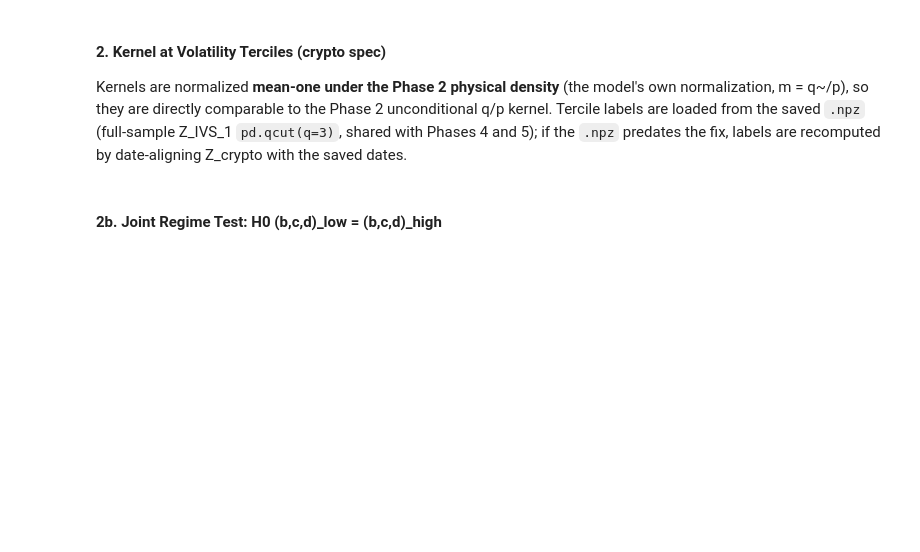
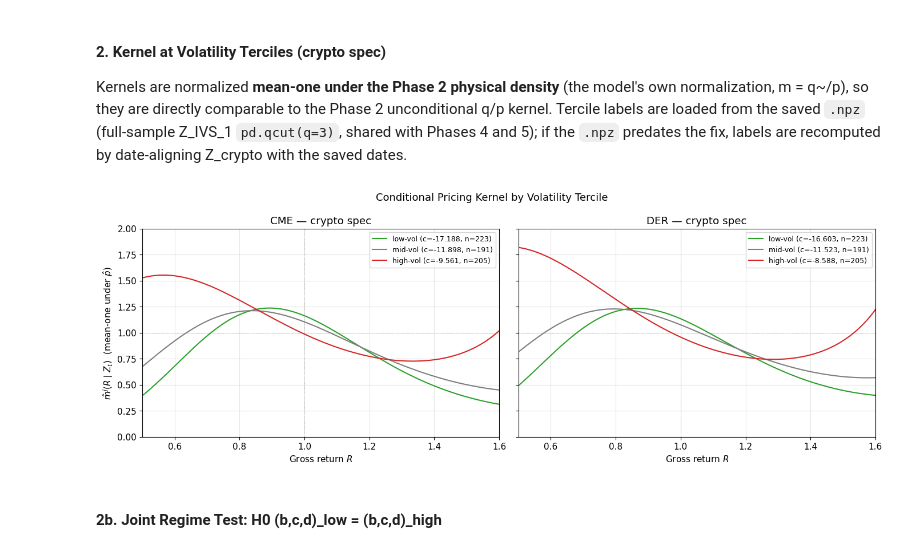
Before and after one commit to Lldelduca/bitcoin-risk-premia, a Jupyter notebook: notebooks/03_conditional_kernel.ipynb, the cells around one changed output. Drawn from its saved outputs; the diff is of its cells as text; code cells hidden in the pictures; blank space fills up the shorter version.

```diff
--- a/notebooks/03_conditional_kernel.ipynb
+++ b/notebooks/03_conditional_kernel.ipynb
@@ -123,34 +139,37 @@ for ax, venue in zip(axes, ['CME', 'DER']):
 
     result = ConditionalKernelResult(
         theta=data['theta'], n_params=int(row['n_params']),
         n_days=int(row['n_days']), n_Z=len(z_cols), venue=venue,
         spec_name='crypto', kl_total=row['kl_total'],
         kl_mean=row['kl_mean'], converged=row['converged'],
         grad_inf=float(row.get('grad_inf', np.nan)),
-        hessian_inv=None)
+        hessian_inv=None, message="", status=0)
 
     terciles = evaluate_kernel_at_terciles(result, R_GRID, Z_mat,
                                            tercile_labels=tercile_labels,
                                            p_phys=p_phys)
     for name in ['low', 'mid', 'high']:
         if name not in terciles:
             continue
         t = terciles[name]
         ax.plot(R_GRID, t['kernel'], color=colors[name], lw=1.5,
                 label=f"{name}-vol (c={t['c']:.3f}, n={t['n_days']})")
         if 'p_mean_check' in t:
             assert abs(t['p_mean_check'] - 1.0) < 1e-6
     ax.axhline(1.0, color='gray', lw=0.5, ls=':')
     ax.axvline(1.0, color='gray', lw=0.5, ls=':')
     ax.set_xlabel('Gross return $R$')
     ax.set_xlim(0.5, 1.6)
     ax.set_ylim(0, 2)
     ax.set_title(f'{venue} — crypto spec')
     ax.legend(fontsize=9)
 axes[0].set_ylabel(r'$\hat{m}^j(R \mid Z_t)$  (mean-one under $\hat{p}$)')
 fig.suptitle('Conditional Pricing Kernel by Volatility Tercile', fontsize=13)
 plt.tight_layout()
+plt.savefig(FIG / 'fig_conditional_kernel_terciles_crypto.png', dpi=300)
 plt.show()
+# %% [output]
+[figure, added]
 # %% [markdown]
 #### 2b. Joint Regime Test: H0 (b,c,d)_low = (b,c,d)_high
 # %%
```
Also changed, not shown: parts of 11 cells of this notebook, 40 other files.
